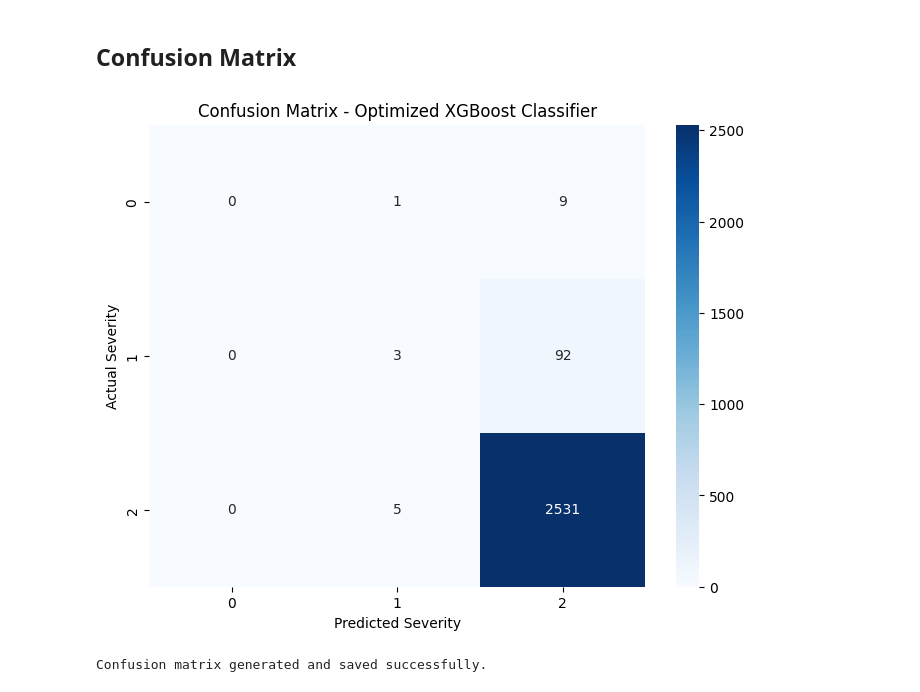
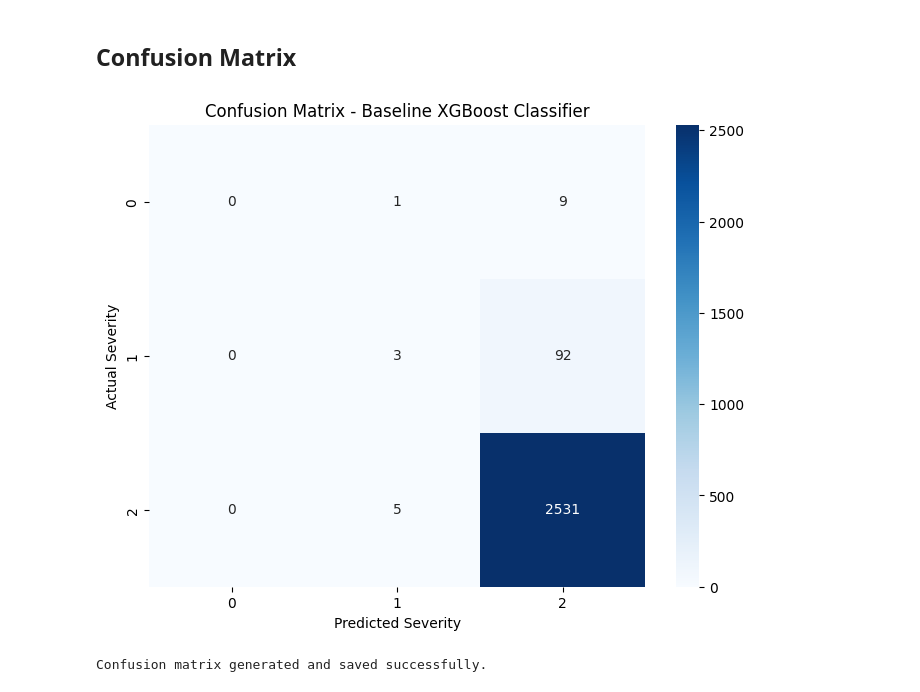
Before and after one commit to shalombebx/oil-spill-risk-classifier, a Jupyter notebook: notebooks/04_modeling.ipynb, the cells around one changed output. Saved outputs shown, nothing was run; the diff lists cells and outputs as text; code cells hidden in the pictures.

```diff
--- a/notebooks/04_modeling.ipynb
+++ b/notebooks/04_modeling.ipynb
@@ -126,29 +101,29 @@ XGBClassifier(base_score=None, booster=None, callbacks=None,
 # %%
 import matplotlib.pyplot as plt
 import seaborn as sns
 from sklearn.metrics import confusion_matrix
 import os
 
 # 1. Compute Confusion Matrix using the test set and best XGBoost predictions
 cm = confusion_matrix(y_test_num, y_pred_xgb)
 
 # 2. Plotting the Confusion Matrix
 plt.figure(figsize=(8, 6))
 sns.heatmap(cm, annot=True, fmt='d', cmap='Blues',
             xticklabels=target_le.classes_,
             yticklabels=target_le.classes_)
 
-plt.title('Confusion Matrix - Optimized XGBoost Classifier')
+plt.title('Confusion Matrix - Baseline XGBoost Classifier')
 plt.xlabel('Predicted Severity')
 plt.ylabel('Actual Severity')
 
 # 3. Save and Display
 save_dir = '/content/drive/MyDrive/models'
 os.makedirs(save_dir, exist_ok=True)
 plt.savefig(f'{save_dir}/confusion_matrix.png', bbox_inches='tight')
 plt.show()
 
 print("Confusion matrix generated and saved successfully.")
 # %% [output]
-[figure, old version]
+[figure, new version]
 Confusion matrix generated and saved successfully.
```
Also changed, not shown: parts of 9 cells of this notebook.
